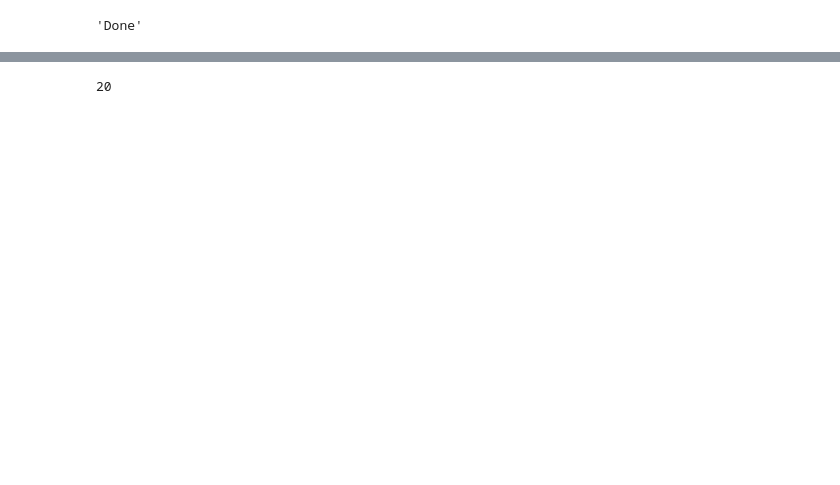
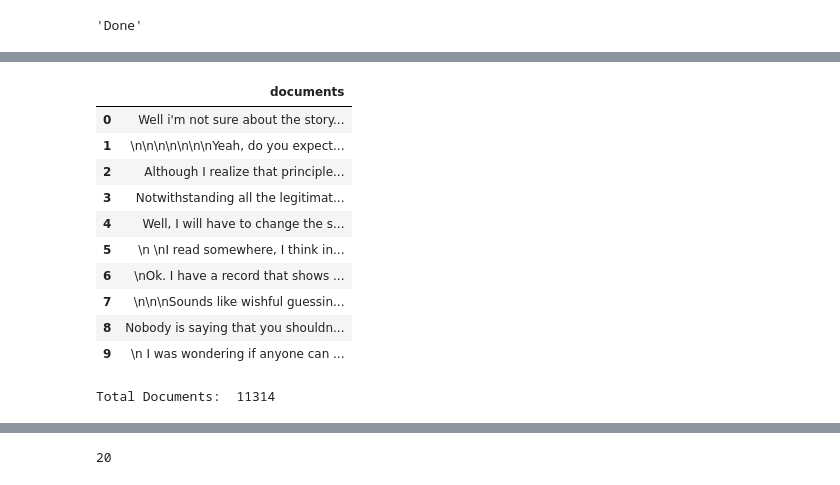
Before and after one commit to andrinau/andrinau, a Jupyter notebook: tugaskompstat1.ipynb, the cells around one changed output, grey strips where cells are left out. Cells and saved outputs as stored; diff of their text form; code cells hidden in the pictures; blank space fills up the shorter version.

```diff
--- a/tugaskompstat1.ipynb
+++ b/tugaskompstat1.ipynb
@@ -34 +35,19 @@ doc
 11314 rows × 1 columns
+# %%
+documents[:10]
+# %% [output]
+|  | documents |
+| 0 | Well i'm not sure about the story... |
+| 1 | \n\n\n\n\n\n\nYeah, do you expect... |
+| 2 | Although I realize that principle... |
+| 3 | Notwithstanding all the legitimat... |
+| 4 | Well, I will have to change the s... |
+| 5 | \n \nI read somewhere, I think in... |
+| 6 | \nOk. I have a record that shows ... |
+| 7 | \n\n\nSounds like wishful guessin... |
+| 8 | Nobody is saying that you shouldn... |
+| 9 | \n I was wondering if anyone can ... |
+# %%
+print("Total Documents: ", len(documents))
+# %% [output]
+Total Documents:  11314
```
Also changed, not shown: parts of 14 cells of this notebook.
